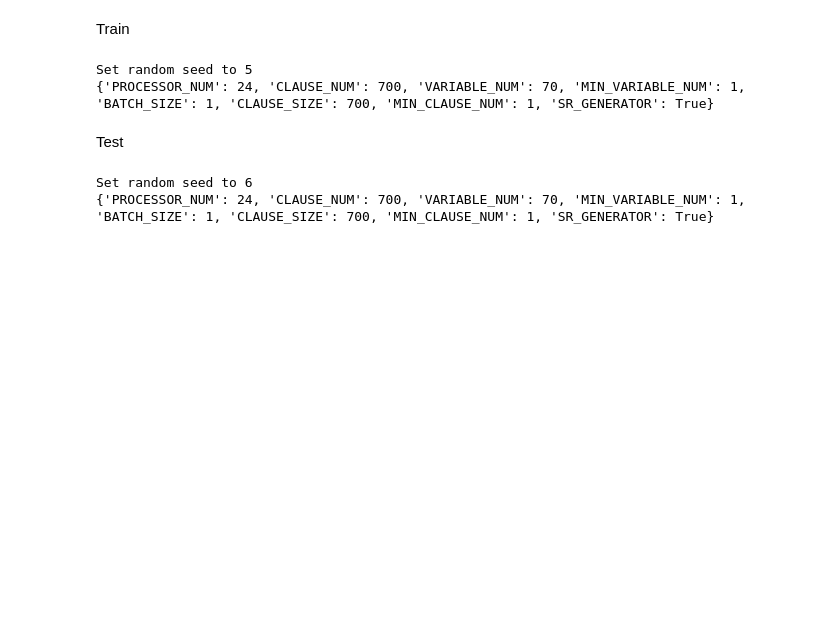
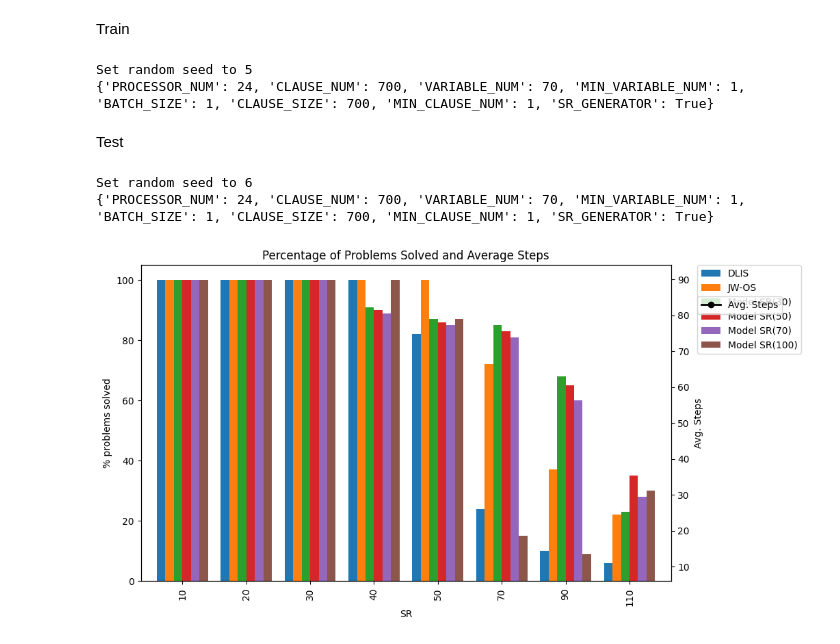
Before and after one commit to cmartigonz/neurosat_sls, a Jupyter notebook: notebooks/exp_original/repl_exp.ipynb, the cells around one changed output. Saved outputs shown, nothing was run; the diff lists cells and outputs as text; code cells hidden in the pictures; blank space fills up the shorter version.

```diff
--- a/notebooks/exp_original/repl_exp.ipynb
+++ b/notebooks/exp_original/repl_exp.ipynb
@@ -80,36 +80,38 @@ import numpy as np
 # Datos ficticios para % de problemas resueltos
 data = {
     'SR': [10, 20, 30, 40, 50, 70, 90, 110],
-    'DLIS': [100, 100, 100, 85, 80, 25, 10, 6],
-    'JW-OS': [100, 100, 100, 100, 100, 75, 30, 22],
+    'DLIS': [100, 100, 100, 100, 82, 24, 10, 6],
+    'JW-OS': [100, 100, 100, 100, 100, 72, 37, 22],
     'Model SR(30)': [100, 100, 100, 91, 87, 85, 68, 23],
     'Model SR(50)': [100, 100, 100, 90, 86, 83, 65, 35],
     'Model SR(70)': [100, 100, 100, 89, 85, 81, 60, 28],
-    'Model SR(100)': [100, 100, 100, 88, 84, 80, 55, 30]
+    'Model SR(100)': [100, 100, 100, 100, 87, 15, 9, 2]
 }
 
 steps = [10, 15, 20, 25, 30, 50, 70, 90]  # Baja al principio y sube al final
 
 # Crear DataFrame
 df = pd.DataFrame(data)
 
 # Configuración del gráfico
 fig, ax1 = plt.subplots(figsize=(10, 6))
 
 # Graficar las barras
 df.set_index('SR').plot(kind='bar', ax=ax1, width=0.8)
 ax1.set_xlabel('SR')
 ax1.set_ylabel('% problems solved')
 
 # Crear un segundo eje y para los pasos
 ax2 = ax1.twinx()
 ax2.plot(df['SR'], steps, color='black', marker='o', linestyle='-', linewidth=2, label='Avg. Steps')
 ax2.set_ylabel('Avg. Steps')
 
 # Añadir leyenda
 ax1.legend(loc='upper left', bbox_to_anchor=(1.05, 1), borderaxespad=0.)
 ax2.legend(loc='upper left', bbox_to_anchor=(1.05, 0.9), borderaxespad=0.)
 
 # Mostrar el gráfico
 plt.title('Percentage of Problems Solved and Average Steps')
 plt.show()
+# %% [output]
+[figure, added]
```
Also changed, not shown: parts of 1 cell of this notebook, 16 other files.
